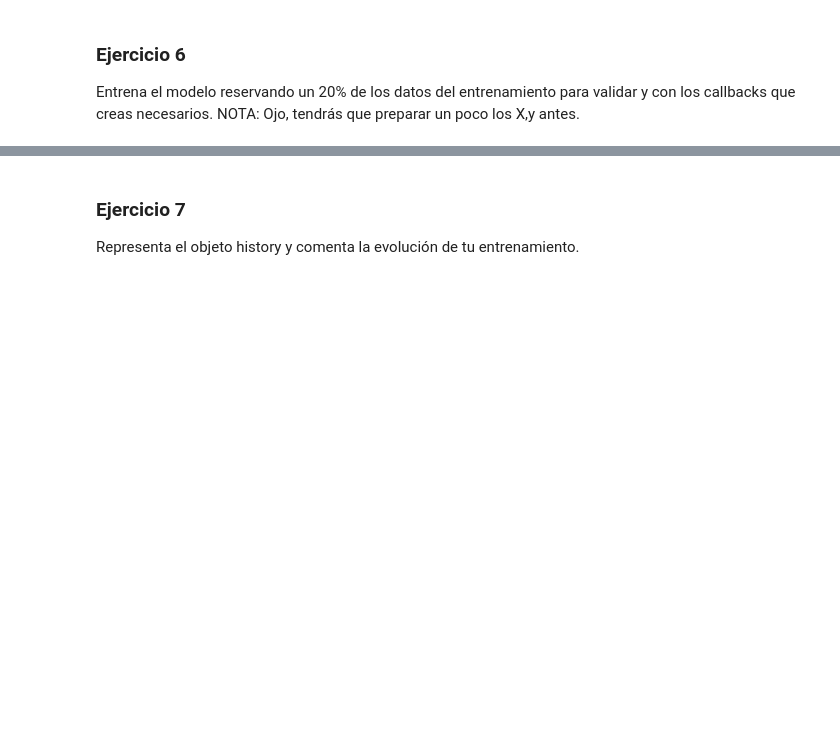
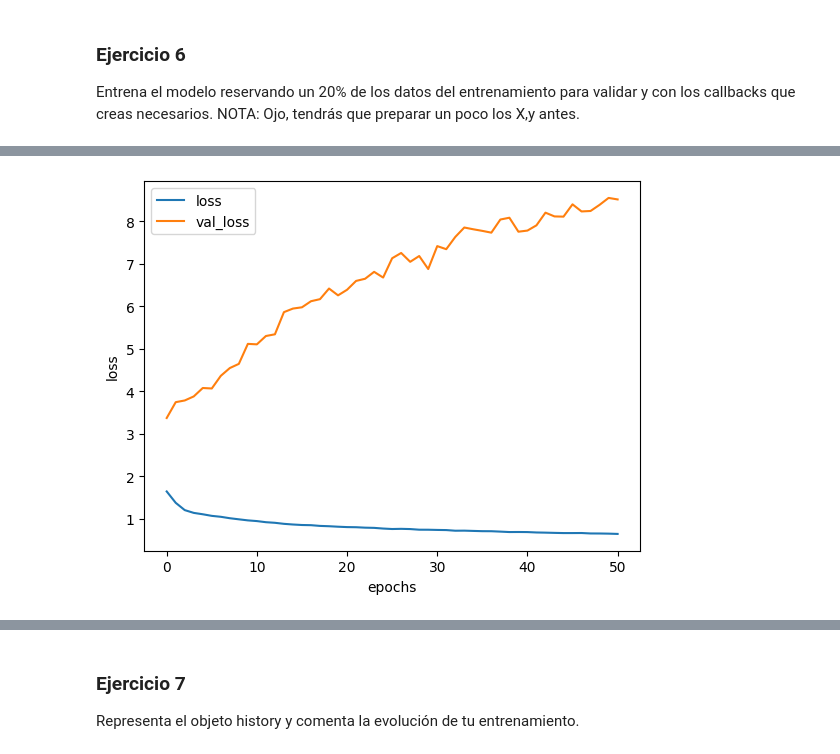
Before and after one commit to jl-padilla/ONLINE_DS_THEBRIDGE_repo, a Jupyter notebook: sprint17/Unidad_01/Ejercicios_Workout/13_Ejercicios_Practica_Redes_Convolucionales.ipynb, the cells around one changed output, grey strips where cells are left out. Cells and saved outputs as stored; diff of their text form; code cells hidden in the pictures; blank space fills up the shorter version.

```diff
--- a/sprint17/Unidad_01/Ejercicios_Workout/13_Ejercicios_Practica_Redes_Convolucionales.ipynb
+++ b/sprint17/Unidad_01/Ejercicios_Workout/13_Ejercicios_Practica_Redes_Convolucionales.ipynb
@@ -83,0 +256,12 @@ Escoge el resto de hiperparámetros (optimizador, learning_rate, función de pé
+# %%
+from keras.optimizers import Adam
+
+optimizer = Adam(learning_rate =0.0001, beta_1=0.9, beta_2=0.999)
+#Son los parámetros por defecto, no tendríamos que haberlos indicado siquiera.
+# %%
+# Compile the model
+# model.compile(optimizer = optimizer , loss = "categorical_crossentropy", metrics=["accuracy"],
+# run_eagerly= True)
+model.compile(optimizer = optimizer ,
+               loss = "sparse_categorical_crossentropy",
+               metrics=["accuracy"])
@@ -87,0 +300,9 @@ Entrena el modelo reservando un 20% de los datos del entrenamiento para validar
+# %%
+batch_size = 128
+epochs = 1000
+validation_split = 0.2
+
+early_stopping_cb = keras.callbacks.EarlyStopping(patience=50, restore_best_weights=True)
+# %%
+history = model.fit(X_train, y_train_le, batch_size = batch_size, epochs= epochs,
+                    validation_split= validation_split, shuffle = True, callbacks=[early_stopping_cb])
@@ -87,0 +327,7 @@ Entrena el modelo reservando un 20% de los datos del entrenamiento para validar
+# %%
+history_df = pd.DataFrame(history.history)
+history_df[["loss","val_loss"]].plot();
+plt.xlabel("epochs")
+plt.ylabel("loss");
+# %% [output]
+[figure, added]
```
Also changed, not shown: parts of 38 cells of this notebook.
